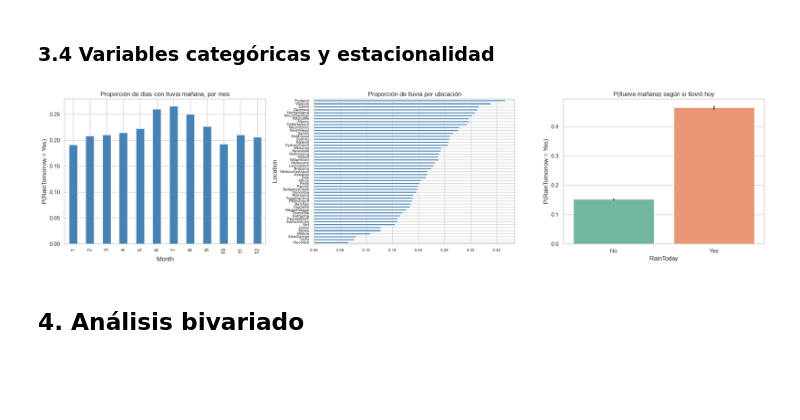
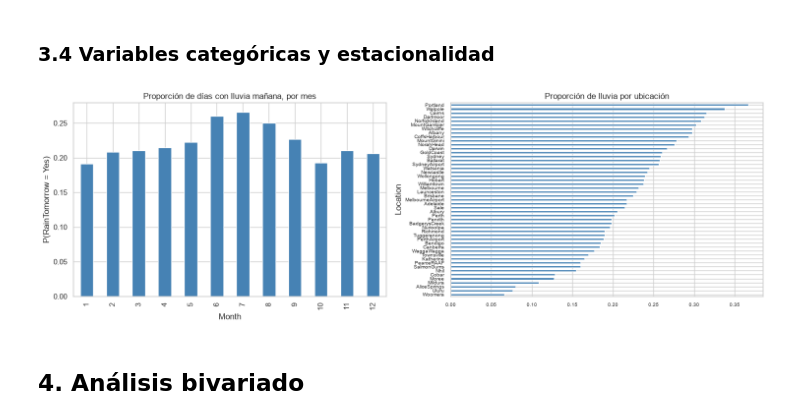
Before and after one commit to alejacos/TP_AA1_Acosta_Hauret_Rinaldi_Torres, a Jupyter notebook: TP_2/TP-clasificacion-AA1.ipynb, the cells around one changed output. Drawn from its saved outputs; the diff is of its cells as text; code cells hidden in the pictures; blank space fills up the shorter version.

```diff
--- a/TP_2/TP-clasificacion-AA1.ipynb
+++ b/TP_2/TP-clasificacion-AA1.ipynb
@@ -348,21 +348,19 @@ plt.tight_layout(); plt.show()
 ### 3.4 Variables categóricas y estacionalidad
 # %%
 df["Month"] = df["Date"].dt.month
-fig, axes = plt.subplots(1, 3, figsize=(20, 5))
+fig, axes = plt.subplots(1, 2, figsize=(15, 5))
 
 (df.groupby("Month")["RainTomorrow"].apply(lambda s: (s == "Yes").mean())
    .plot(kind="bar", ax=axes[0], color="steelblue"))
 axes[0].set_title("Proporción de días con lluvia mañana, por mes"); axes[0].set_ylabel("P(RainTomorrow = Yes)")
 
 (df.groupby("Location")["RainTomorrow"].apply(lambda s: (s == "Yes").mean())
    .sort_values().plot(kind="barh", ax=axes[1], color="steelblue", fontsize=7))
 axes[1].set_title("Proporción de lluvia por ubicación")
 
-sns.barplot(data=df, x="RainToday", y=(df["RainTomorrow"] == "Yes").astype(int), ax=axes[2], palette="Set2")
-axes[2].set_title("P(llueve mañana) según si llovió hoy"); axes[2].set_ylabel("P(RainTomorrow = Yes)")
 plt.tight_layout(); plt.show()
 # %% [output]
-[figure, old version]
+[figure, new version]
 # %% [markdown]
 ## 4. Análisis bivariado
 # %% [markdown]
```
Also changed, not shown: parts of 4 cells of this notebook.
